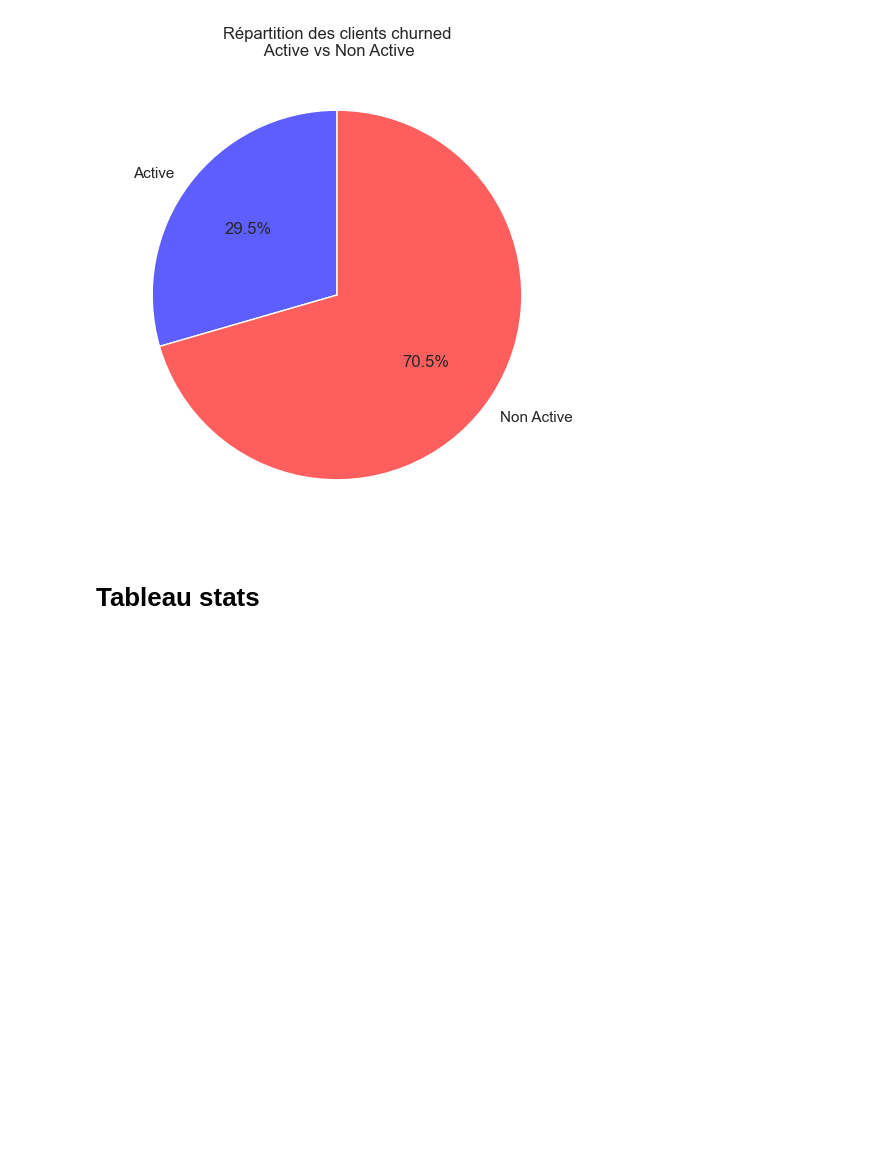
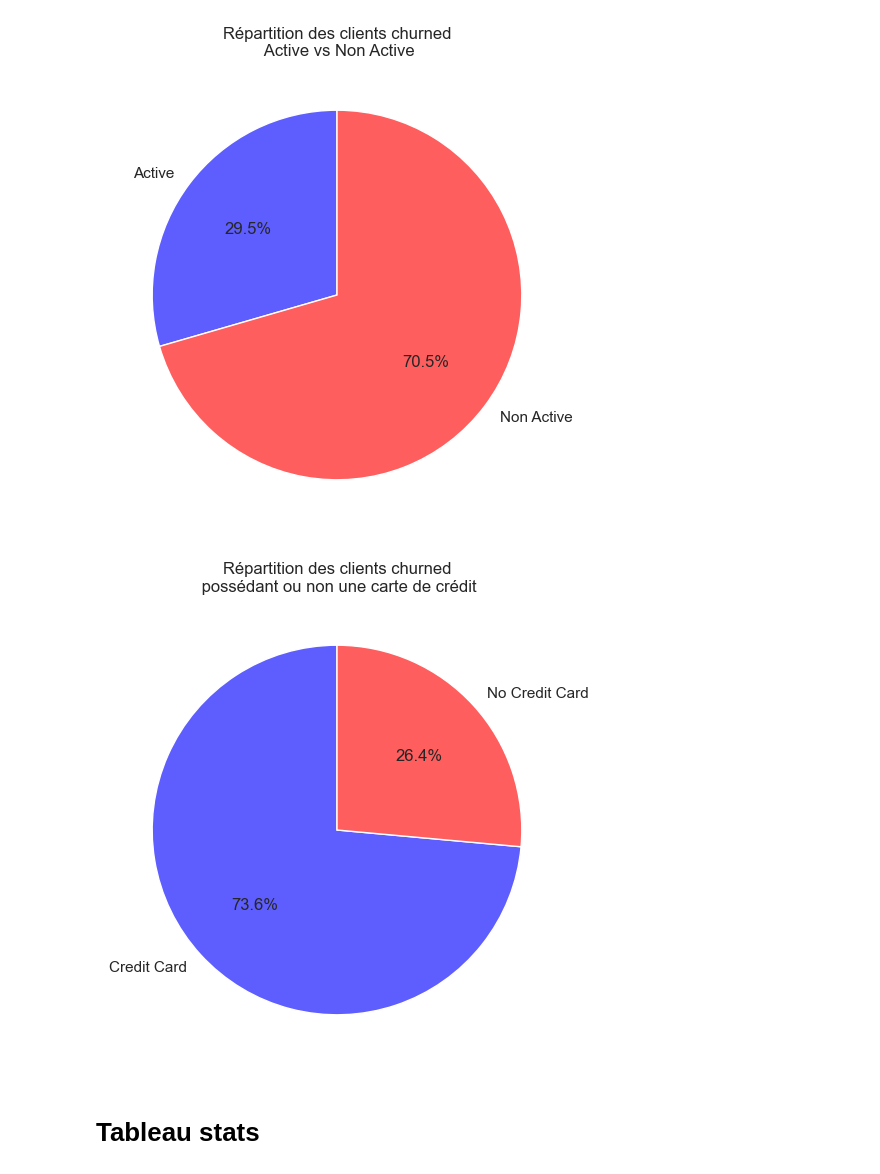
Before and after one commit to FabienHaury/Churn, a Jupyter notebook: Python/Notebook/churn.ipynb, the cells around one changed output. Saved outputs shown, nothing was run; the diff lists cells and outputs as text; code cells hidden in the pictures; blank space fills up the shorter version.

```diff
--- a/Python/Notebook/churn.ipynb
+++ b/Python/Notebook/churn.ipynb
@@ -277,6 +298,21 @@ plt.savefig(
 plt.show()
 # %% [output]
 [figure]
+# %%
+df_churned_actif = df_churned.groupby("HasCrCard").size()
+
+colors = ["#5E5EFF", "#FF5E5E"]
+plt.pie(
+    df_churned_actif, labels=df_churned_actif.index, colors=colors, autopct="%1.1f%%", startangle=90
+)
+plt.title("Répartition des clients churned\n possédant ou non une carte de crédit")
+plt.ylabel("")
+plt.savefig(
+    r"C:\Users\fabie\Documents\Python_things\10_projets\Proj_10\graph_tab\graph_churned_creditcard_pie.png"
+)
+plt.show()
+# %% [output]
+[figure, added]
 # %% [markdown]
 # Tableau stats
 # %%
```
Also changed, not shown: parts of 11 cells of this notebook, 1 other file.
